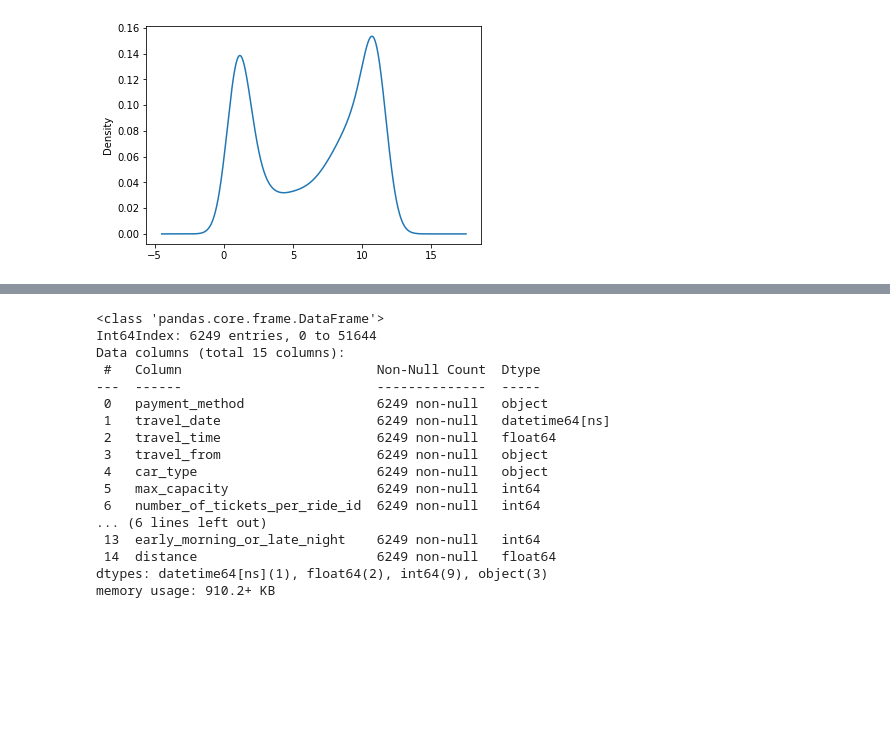
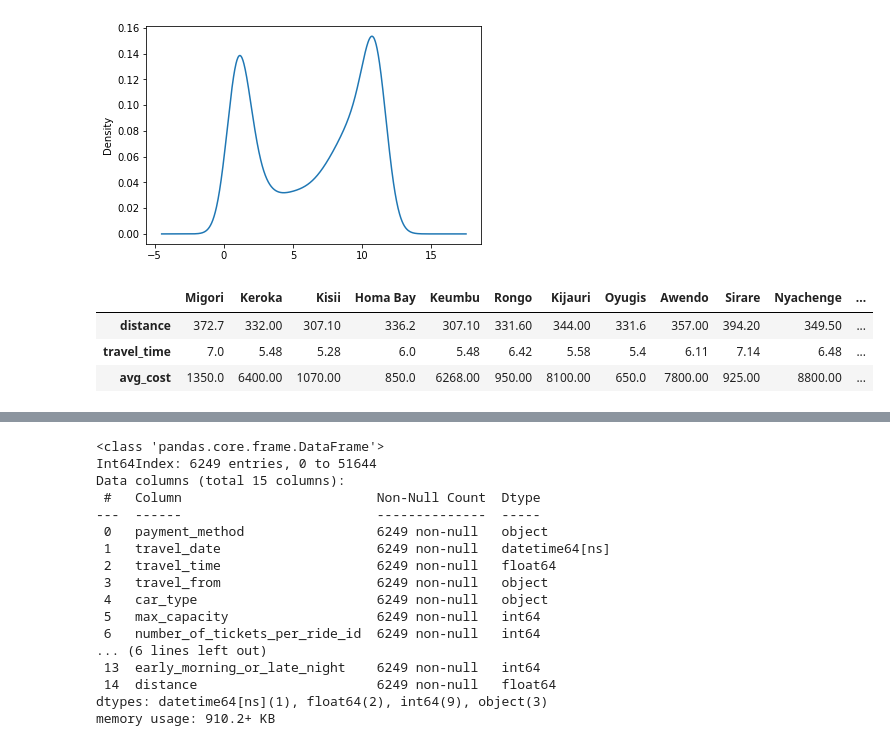
Before and after one commit to GaneshkumarPatel/Supervised-ML--Transport-Demand-prediction, a Jupyter notebook: Ganeshkumar_Patel_Capstone_Project.ipynb, the cells around one changed output, grey strips where cells are left out. Saved outputs shown, nothing was run; the diff lists cells and outputs as text; code cells hidden in the pictures; blank space fills up the shorter version.

```diff
--- a/Ganeshkumar_Patel_Capstone_Project.ipynb
+++ b/Ganeshkumar_Patel_Capstone_Project.ipynb
@@ -307,0 +371,8 @@ distance={'Migori':370.9,'Keroka':279.8,'Kisii':305.5,'Homa Bay':305.5,'Keumbu':
+# %%
+data_to_be_mapped=pd.DataFrame(outside_datasset)
+data_to_be_mapped
+# %% [output]
+|  | Migori | Keroka | Kisii | Homa Bay | Keumbu | Rongo | Kijauri | Oyugis | Awendo | Sirare | Nyachenge | ... |
+| distance | 372.7 | 332.00 | 307.10 | 336.2 | 307.10 | 331.60 | 344.00 | 331.6 | 357.00 | 394.20 | 349.50 | ... |
+| travel_time | 7.0 | 5.48 | 5.28 | 6.0 | 5.48 | 6.42 | 5.58 | 5.4 | 6.11 | 7.14 | 6.48 | ... |
+| avg_cost | 1350.0 | 6400.00 | 1070.00 | 850.0 | 6268.00 | 950.00 | 8100.00 | 650.0 | 7800.00 | 925.00 | 8800.00 | ... |
```
Also changed, not shown: parts of 15 cells of this notebook.
